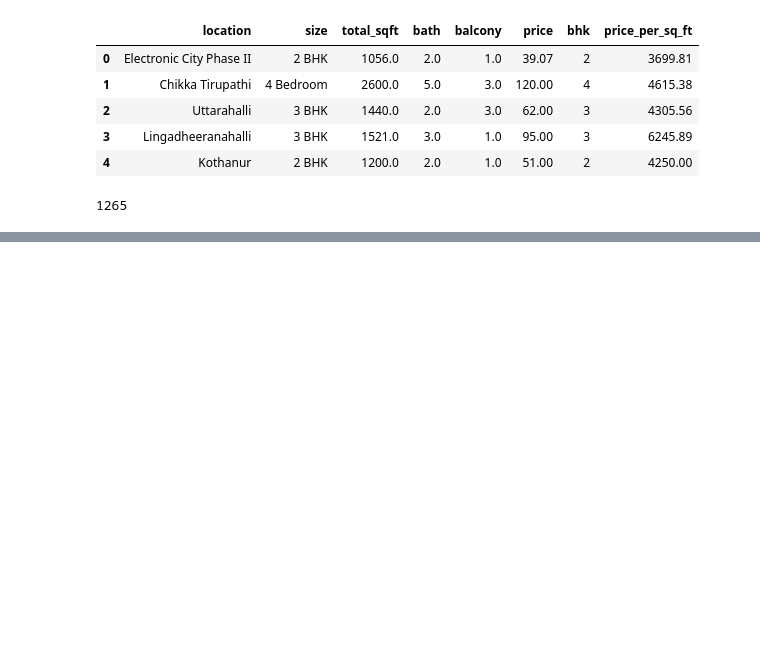
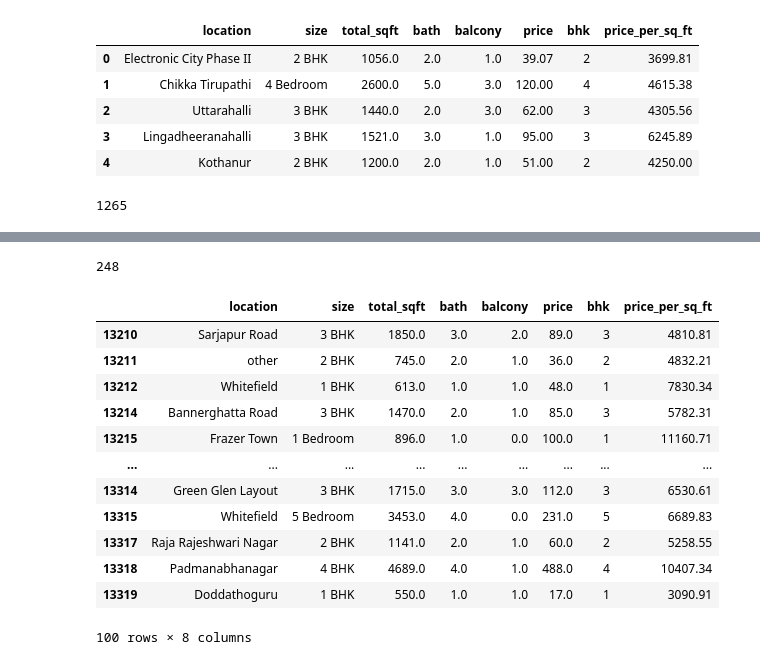
Before and after one commit to arhantbararia/real_estate_banglore, a Jupyter notebook: Real Estate Prediction.ipynb, the cells around one changed output, grey strips where cells are left out. Drawn from its saved outputs; the diff is of its cells as text; code cells hidden in the pictures; blank space fills up the shorter version.

```diff
--- a/Real Estate Prediction.ipynb
+++ b/Real Estate Prediction.ipynb
@@ -175,3 +175,7 @@ df5.head()
 len(df5.location.unique())
 # %% [output]
 1265
+# %%
+df5.location = df5.location.apply(lambda x: x.strip())
+# %%
+location_stats = df5.groupby('location')['location'].agg('count').sort_values(ascending= False)
@@ -177,0 +198,2 @@ len(df5.location.unique())
+# %%
+location_stats_less_10 = location_stats[location_stats < 10]
@@ -177,0 +249,20 @@ len(df5.location.unique())
+# %%
+len(df5.location.unique())
+# %% [output]
+248
+# %%
+df5.tail(100)
+# %% [output]
+|  | location | size | total_sqft | bath | balcony | price | bhk | price_per_sq_ft |
+| 13210 | Sarjapur Road | 3 BHK | 1850.0 | 3.0 | 2.0 | 89.0 | 3 | 4810.81 |
+| 13211 | other | 2 BHK | 745.0 | 2.0 | 1.0 | 36.0 | 2 | 4832.21 |
+| 13212 | Whitefield | 1 BHK | 613.0 | 1.0 | 1.0 | 48.0 | 1 | 7830.34 |
+| 13214 | Bannerghatta Road | 3 BHK | 1470.0 | 2.0 | 1.0 | 85.0 | 3 | 5782.31 |
+| 13215 | Frazer Town | 1 Bedroom | 896.0 | 1.0 | 0.0 | 100.0 | 1 | 11160.71 |
+| ... | ... | ... | ... | ... | ... | ... | ... | ... |
+| 13314 | Green Glen Layout | 3 BHK | 1715.0 | 3.0 | 3.0 | 112.0 | 3 | 6530.61 |
+| 13315 | Whitefield | 5 Bedroom | 3453.0 | 4.0 | 0.0 | 231.0 | 5 | 6689.83 |
+| 13317 | Raja Rajeshwari Nagar | 2 BHK | 1141.0 | 2.0 | 1.0 | 60.0 | 2 | 5258.55 |
+| 13318 | Padmanabhanagar | 4 BHK | 4689.0 | 4.0 | 1.0 | 488.0 | 4 | 10407.34 |
+| 13319 | Doddathoguru | 1 BHK | 550.0 | 1.0 | 1.0 | 17.0 | 1 | 3090.91 |
+100 rows × 8 columns
```
Also changed, not shown: parts of 22 cells of this notebook.
